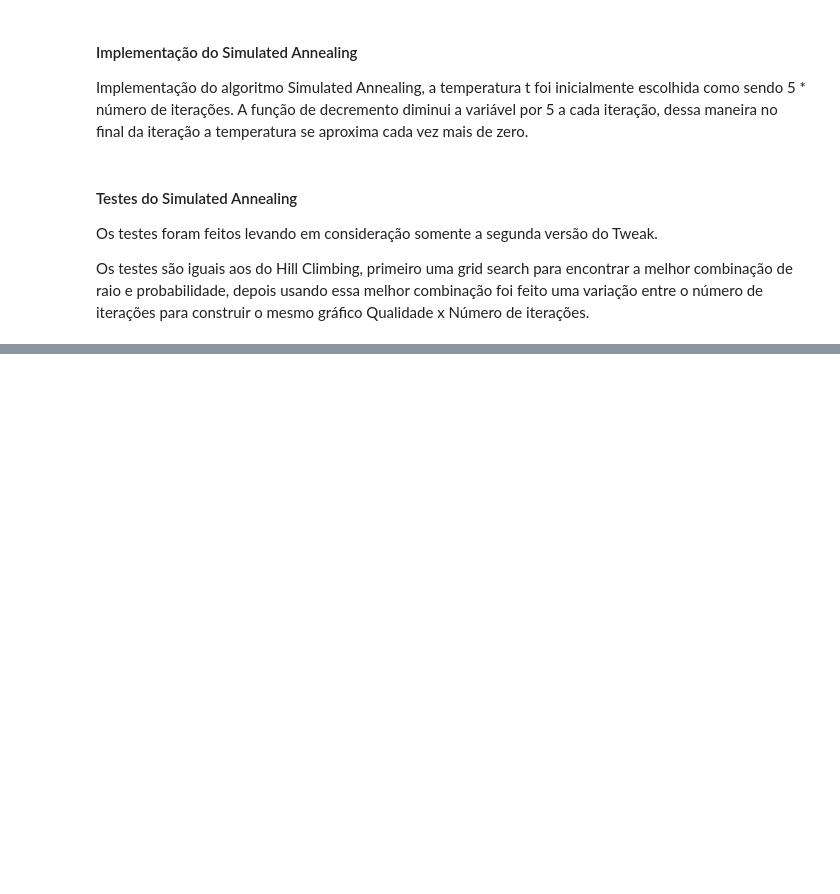
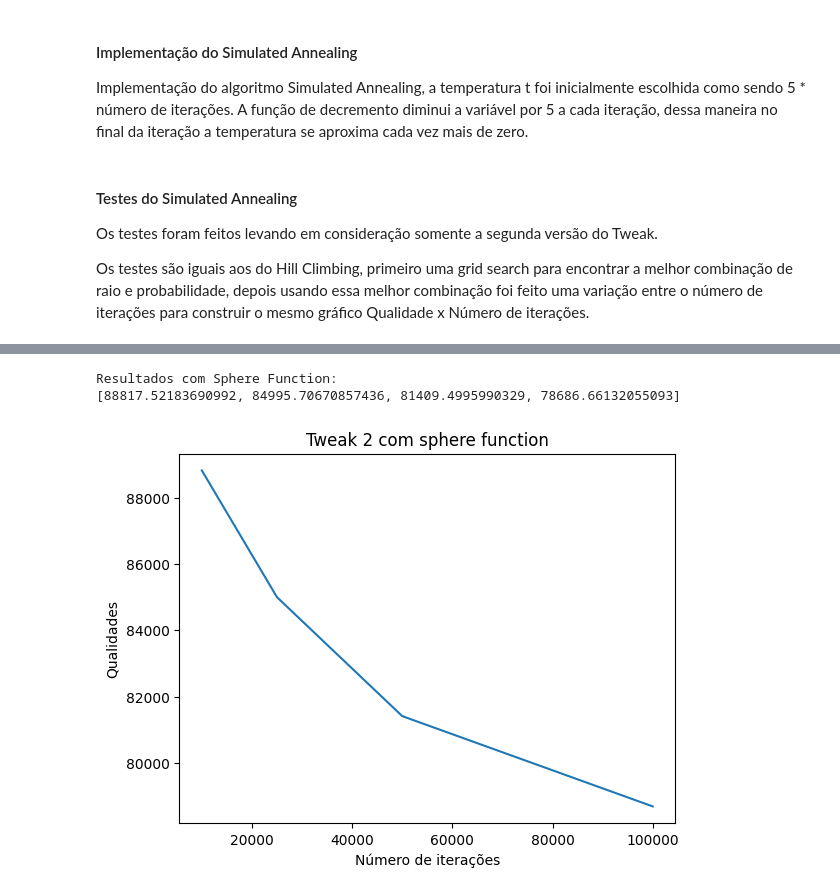
Before and after one commit to Eduardocesn/Iniciacao_Cientifica, a Jupyter notebook: Otimizacao/Hill_climbing.ipynb, the cells around one changed output, grey strips where cells are left out. Drawn from its saved outputs; the diff is of its cells as text; code cells hidden in the pictures; blank space fills up the shorter version.

Commit message:
Add genetic algorithm

```diff
--- a/Otimizacao/Hill_climbing.ipynb
+++ b/Otimizacao/Hill_climbing.ipynb
@@ -227,0 +245,20 @@ Matriz raio x probabilidade:
+# %%
+import random
+
+def tournament_selection(P, t):
+    #Escolhe t individuos aleatórios da população
+    individual = random.choices(P, k=t)
+    #Retorna o individuo com o melhor fitness
+    winner = min(individual)
+    return winner
+
+def two_point_crossover(v, w):
+    c = random.randint(1, len(v.vetor))
+    d = random.randint(1, len(v.vetor))
+
+    if c > d:
+        c, d = d, c
+    if c != d:
+        for i in range(c, d):
+            v.vetor[i], w.vetor[i] = w.vetor[i], v.vetor[i]
+    return v, w
@@ -227,0 +301,26 @@ Matriz raio x probabilidade:
+# %%
+def itera_dois(r, p, fitness, iteracoes):
+    res = []
+    for i in iteracoes:
+        best = genetic_algorithm(50, 10, -100, 100, fitness, i, r, p)
+        res.append(best)
+    return res
+
+def plot(title, fitness, iteracoes):
+    plt.title(title)
+    plt.plot(iteracoes, fitness)
+    plt.ylabel('Qualidades')
+    plt.xlabel('Número de iterações')
+    plt.show()
+
+iteracoes = [10_000, 25_000, 50_000, 100_000]
+#Sphere_function
+print("Resultados com Sphere Function:")
+sph = itera_dois(1, 0.1, sphere_function, iteracoes)
+fit_sph = [x.fitness for x in sph]
+print(fit_sph)
+plot('Tweak 2 com sphere function', fit_sph, iteracoes)
+# %% [output]
+Resultados com Sphere Function:
+[88817.52183690992, 84995.70670857436, 81409.4995990329, 78686.66132055093]
+[figure, added]
```
Also changed, not shown: parts of 12 cells of this notebook, 1 other file.
